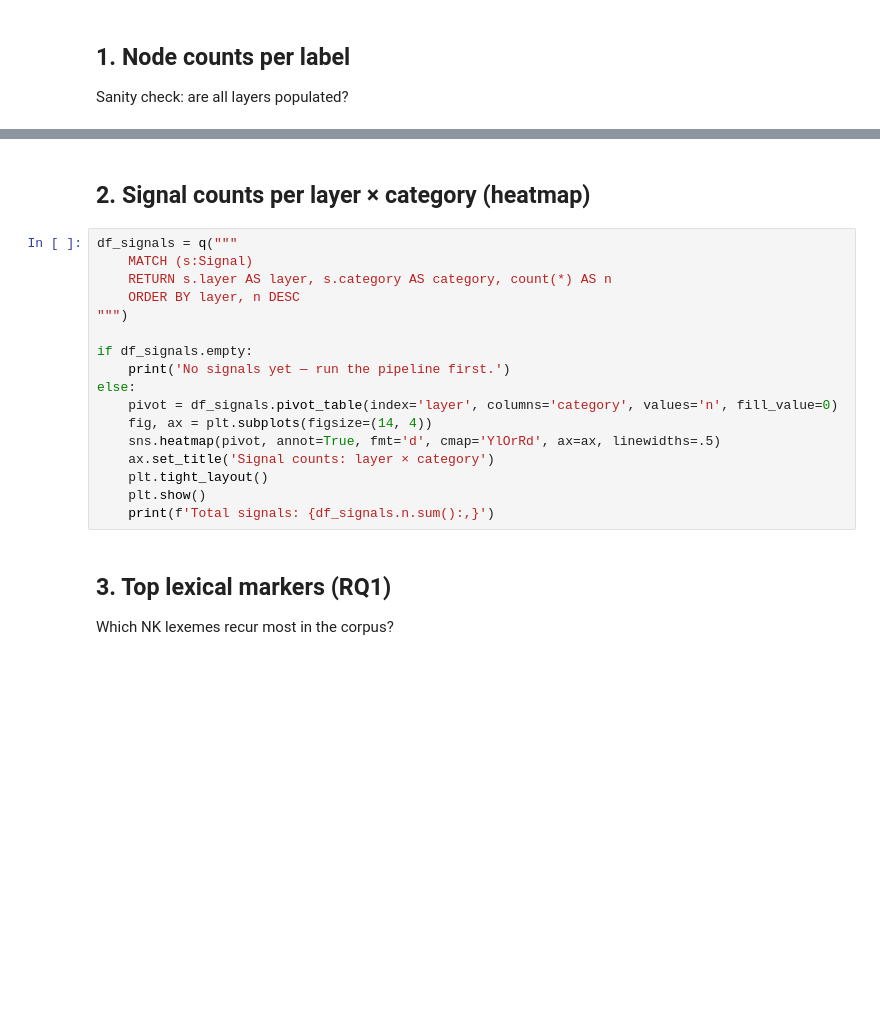
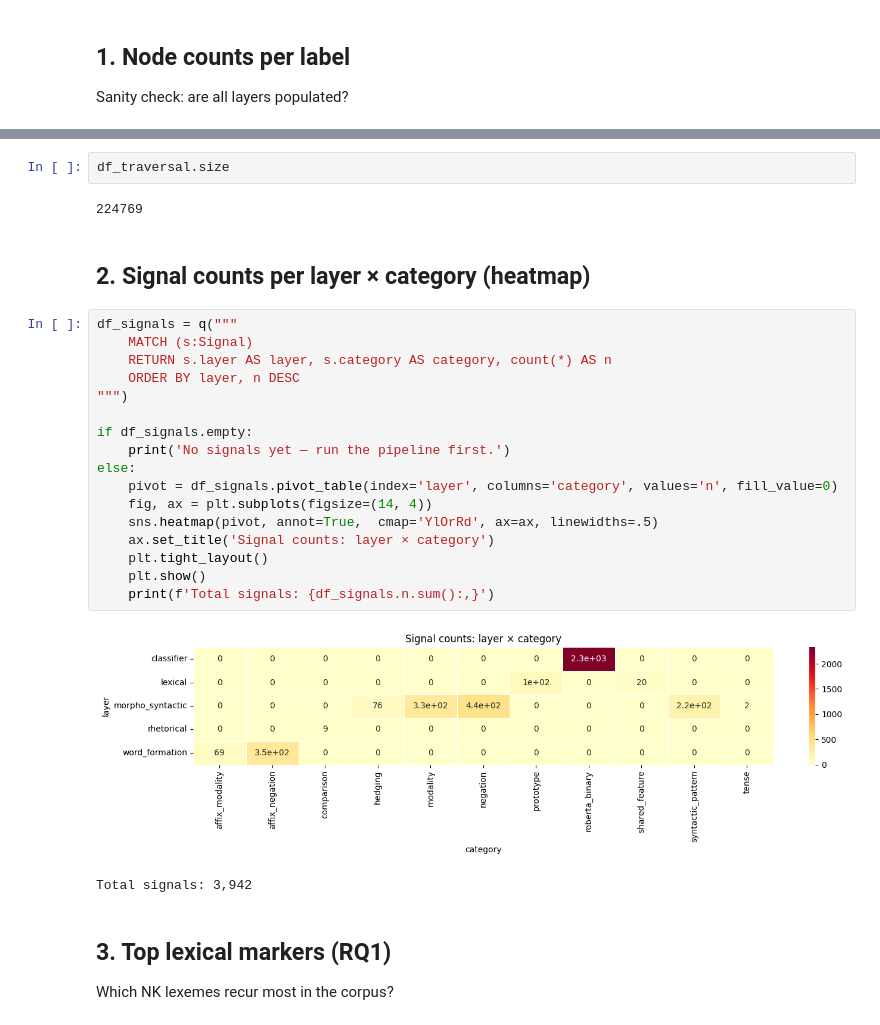
Before and after one commit to h4rz3rk4s3/Graph-NK, a Jupyter notebook: notebooks/01_descriptive.ipynb, the cells around one changed output, grey strips where cells are left out. Saved outputs shown, nothing was run; the diff lists cells and outputs as text; blank space fills up the shorter version.

```diff
--- a/notebooks/01_descriptive.ipynb
+++ b/notebooks/01_descriptive.ipynb
@@ -82,22 +122,29 @@ df_nodes.style.background_gradient(subset=['count'], cmap='Blues')
+# %%
+df_traversal.size
+# %% [output]
+224769
 # %% [markdown]
 ## 2. Signal counts per layer × category (heatmap)
 # %%
 df_signals = q("""
     MATCH (s:Signal)
     RETURN s.layer AS layer, s.category AS category, count(*) AS n
     ORDER BY layer, n DESC
 """)
 
 if df_signals.empty:
     print('No signals yet — run the pipeline first.')
 else:
     pivot = df_signals.pivot_table(index='layer', columns='category', values='n', fill_value=0)
     fig, ax = plt.subplots(figsize=(14, 4))
-    sns.heatmap(pivot, annot=True, fmt='d', cmap='YlOrRd', ax=ax, linewidths=.5)
+    sns.heatmap(pivot, annot=True,  cmap='YlOrRd', ax=ax, linewidths=.5)
     ax.set_title('Signal counts: layer × category')
     plt.tight_layout()
     plt.show()
     print(f'Total signals: {df_signals.n.sum():,}')
+# %% [output]
+[figure, added]
+Total signals: 3,942
 # %% [markdown]
 ## 3. Top lexical markers (RQ1)
 
```
Also changed, not shown: parts of 11 cells of this notebook, 19 other files.
